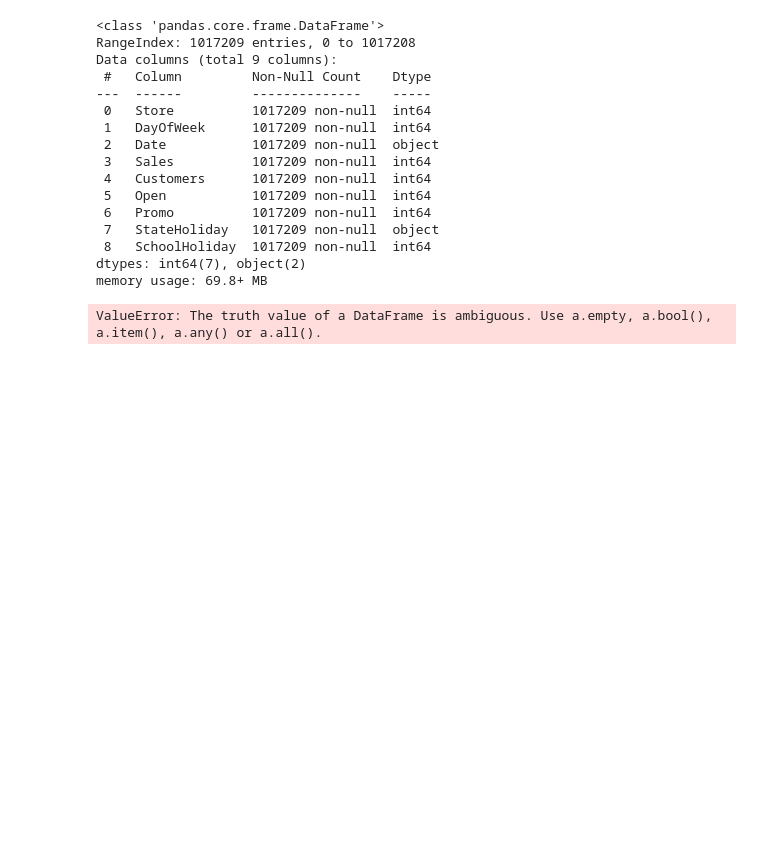
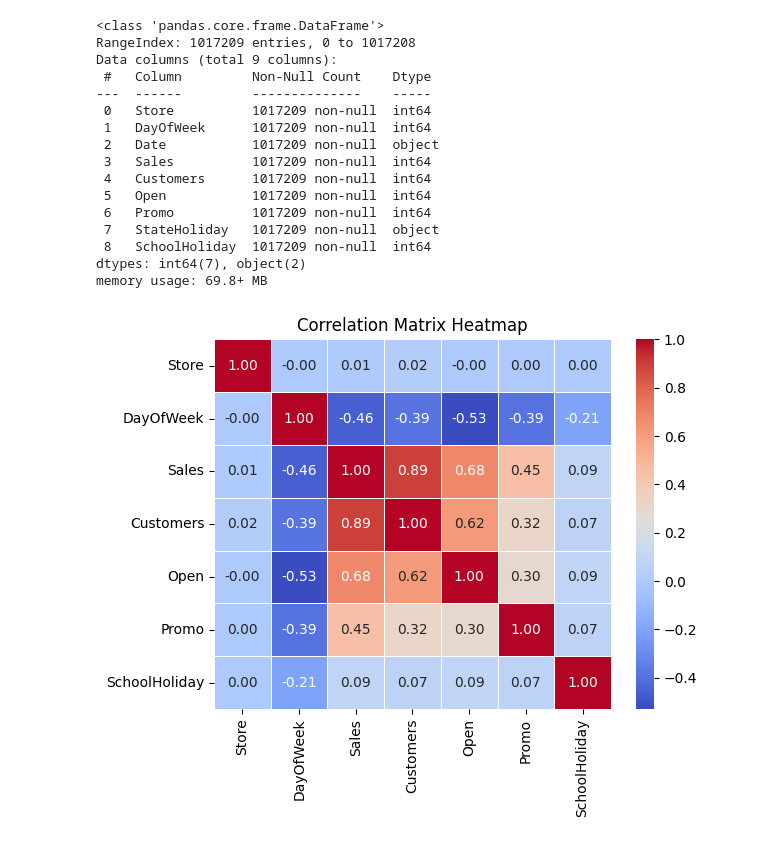
Before and after one commit to Amanzlastt/kifyaw4, a Jupyter notebook: notebooks/Eda.ipynb, the cells around one changed output. Drawn from its saved outputs; the diff is of its cells as text; code cells hidden in the pictures; blank space fills up the shorter version.

Commit message:
eda of train.csv

```diff
--- a/notebooks/Eda.ipynb
+++ b/notebooks/Eda.ipynb
@@ -14,5 +13,5 @@ from data_preparation import DateTransformer
 # %%
-df_train = pd.read_csv("C:\\Users\\Aman\\Desktop\\kifyaw4\\rossmann-store-sales\\train.csv")
+df_train = pd.read_csv("/content/drive/MyDrive/Week-4/rossmann-store-sales/train.csv")
 print(df_train.shape)
 df_train.head()
 # %% [output]
@@ -89,4 +46,10 @@ def create_data_preparation_pipeline(numerical_features, categorical_features, d
-# %%
-create_data_preparation_pipeline(num_feature, categorical_features=cat_feature, date_column=date_feature)
-# %% [output]
-ValueError: The truth value of a DataFrame is ambiguous. Use a.empty, a.bool(), a.item(), a.any() or a.all().
+# %%
+df_train['Date'] = pd.to_datetime(df_train['Date'])
+# %%
+corr_matrix = df_train.select_dtypes(include = 'number').corr()
+# %%
+sns.heatmap(corr_matrix, annot=True, cmap='coolwarm', fmt=".2f", linewidths=.5)
+plt.title('Correlation Matrix Heatmap')
+plt.show()
+# %% [output]
+[figure, added]
```
Also changed, not shown: parts of 8 cells of this notebook.
